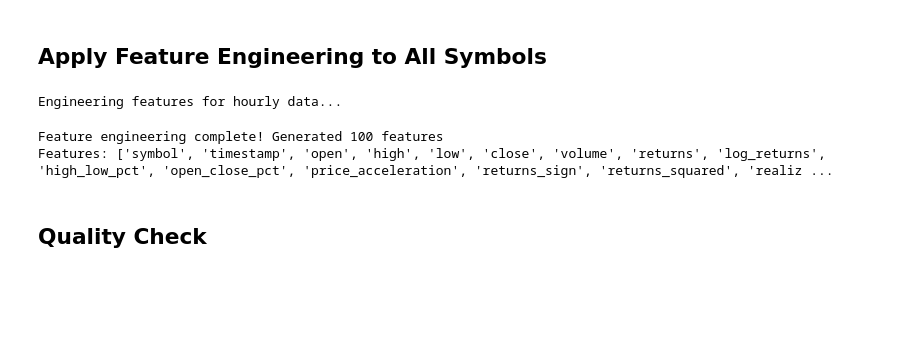
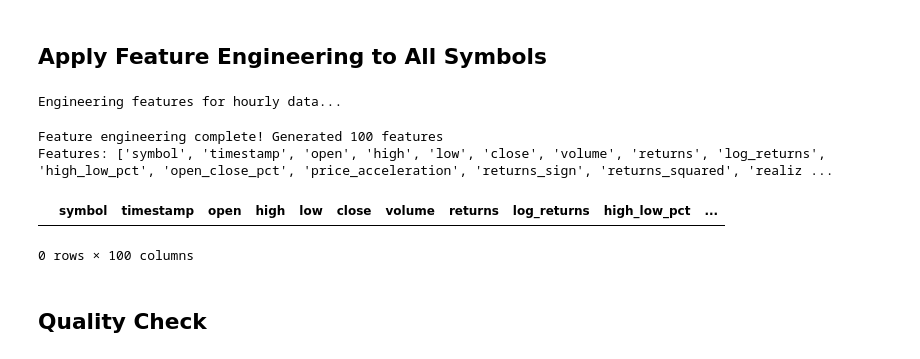
Before and after one commit to nishantnayar/MLTrading, a Jupyter notebook: notebooks/exploration/Analysis-v4.ipynb, the cells around one changed output. Drawn from its saved outputs; the diff is of its cells as text; code cells hidden in the pictures; blank space fills up the shorter version.

```diff
--- a/notebooks/exploration/Analysis-v4.ipynb
+++ b/notebooks/exploration/Analysis-v4.ipynb
@@ -828,6 +828,11 @@ features_df = engineer_features(ohlc_df)
 Engineering features for hourly data...
 Feature engineering complete! Generated 100 features
 Features: ['symbol', 'timestamp', 'open', 'high', 'low', 'close', 'volume', 'returns', 'log_returns', 'high_low_pct', 'open_close_pct', 'price_acceleration', 'returns_sign', 'returns_squared', 'realiz ...
+# %%
+features_df[features_df['symbol'] == 'AAL']
+# %% [output]
+|  | symbol | timestamp | open | high | low | close | volume | returns | log_returns | high_low_pct | ... |
+0 rows × 100 columns
 # %% [markdown]
 ## Quality Check
 # %%
```
Also changed, not shown: parts of 42 cells of this notebook, 15 other files.
